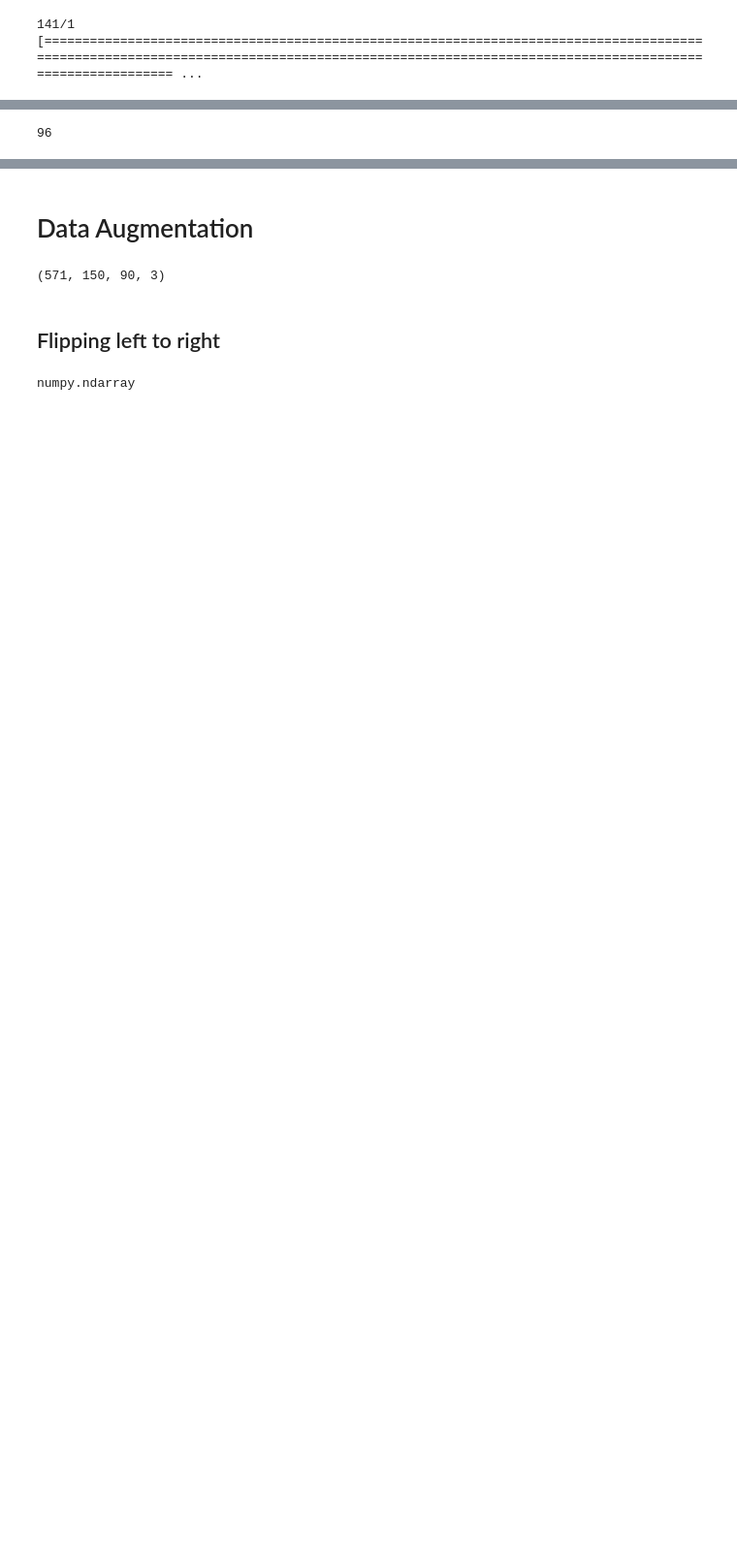
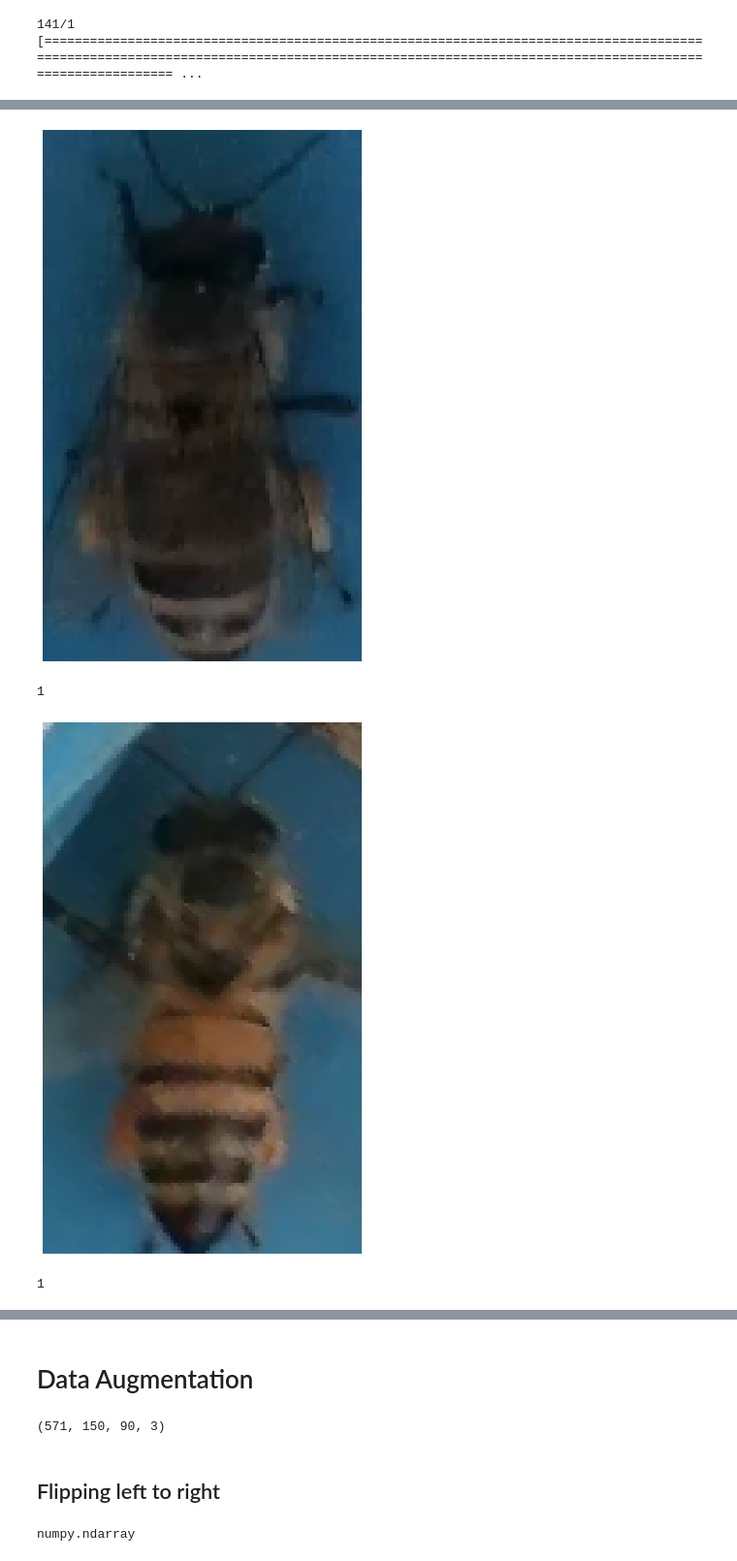
Before and after one commit to Jan-Majewski/Kaggle, a Jupyter notebook: 02_Pollen_bee_classification.ipynb, the cells around one changed output, grey strips where cells are left out. Shown at 97% size. Cells and saved outputs as stored; diff of their text form; code cells hidden in the pictures; blank space fills up the shorter version.

```diff
--- a/02_Pollen_bee_classification.ipynb
+++ b/02_Pollen_bee_classification.ipynb
@@ -240,4 +215,9 @@ y_base=y_test[:100].reshape((len(y_test[:100]),1))
-# %%
-(y_base==y_pred).sum()
-# %% [output]
-96
+# %%
+for i in ix_mc:
+    show(X_test[i])
+    print(y_test[i])
+# %% [output]
+[figure, added]
+1
+[figure, added]
+1
```
Also changed, not shown: parts of 69 cells of this notebook.
